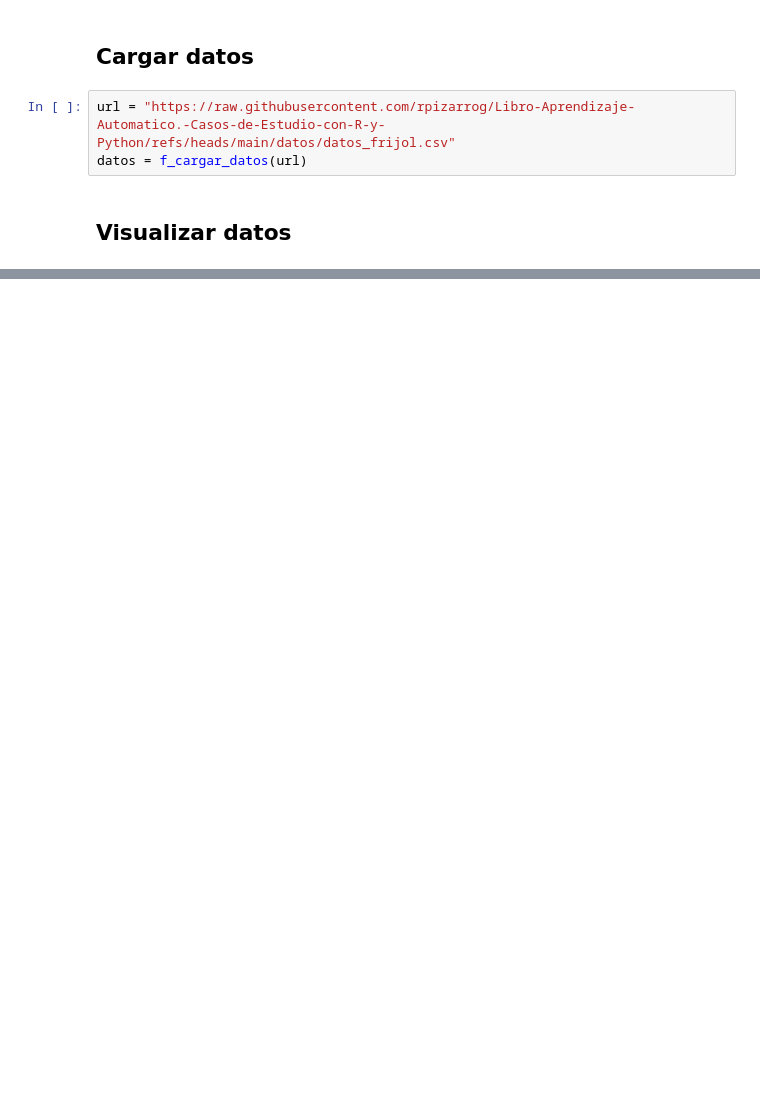
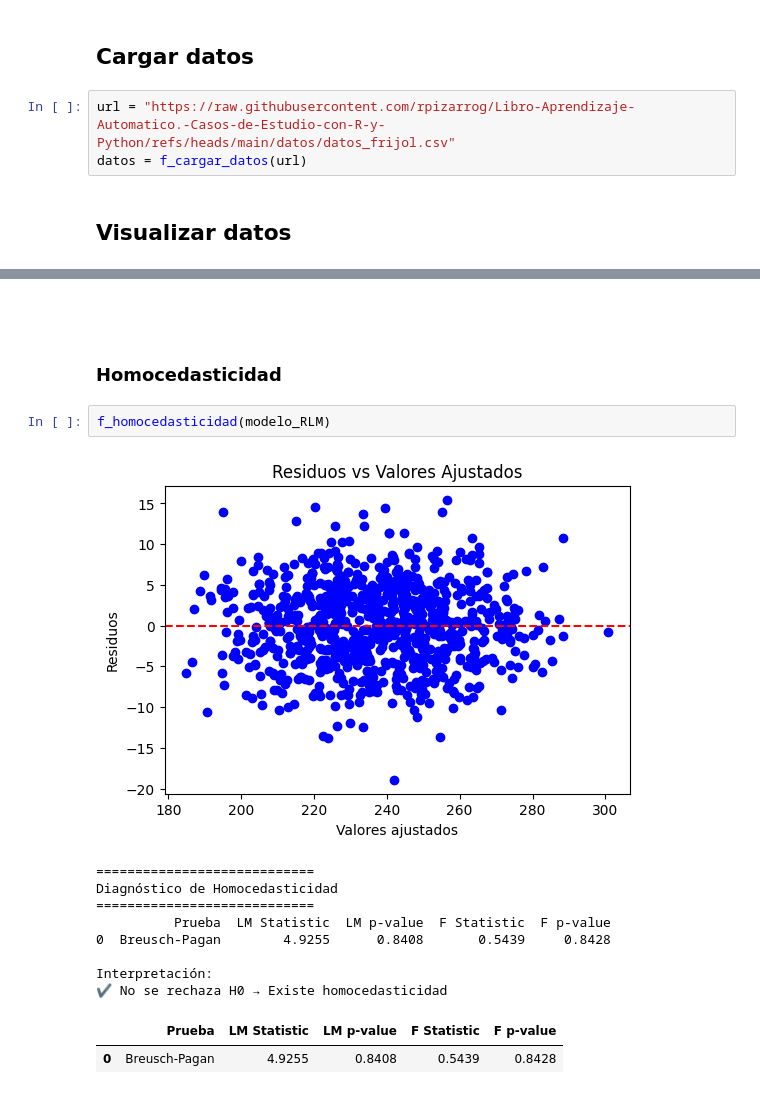
Before and after one commit to rpizarrog/Libro-Aprendizaje-Automatico.-Casos-de-Estudio-con-R-y-Python, a Jupyter notebook: Python NoteBooks/Regresión_lineal_mùútiple_con_datos_de_firjol_pynb.ipynb, the cells around one changed output, grey strips where cells are left out. Saved outputs shown, nothing was run; the diff lists cells and outputs as text; blank space fills up the shorter version.

```diff
--- a/Python NoteBooks/Regresión_lineal_mùútiple_con_datos_de_firjol_pynb.ipynb
+++ b/Python NoteBooks/Regresión_lineal_mùútiple_con_datos_de_firjol_pynb.ipynb
@@ -757,0 +1799,18 @@ f_visualizar_head_tail_reducido(datos)
+# %% [markdown]
+###
+# %% [markdown]
+### Homocedasticidad
+# %%
+f_homocedasticidad(modelo_RLM)
+# %% [output]
+[figure, added]
+============================
+Diagnóstico de Homocedasticidad
+============================
+          Prueba  LM Statistic  LM p-value  F Statistic  F p-value
+0  Breusch-Pagan        4.9255      0.8408       0.5439     0.8428
+
+Interpretación:
+✔ No se rechaza H0 → Existe homocedasticidad
+|  | Prueba | LM Statistic | LM p-value | F Statistic | F p-value |
+| 0 | Breusch-Pagan | 4.9255 | 0.8408 | 0.5439 | 0.8428 |
```
Also changed, not shown: parts of 29 cells of this notebook.
